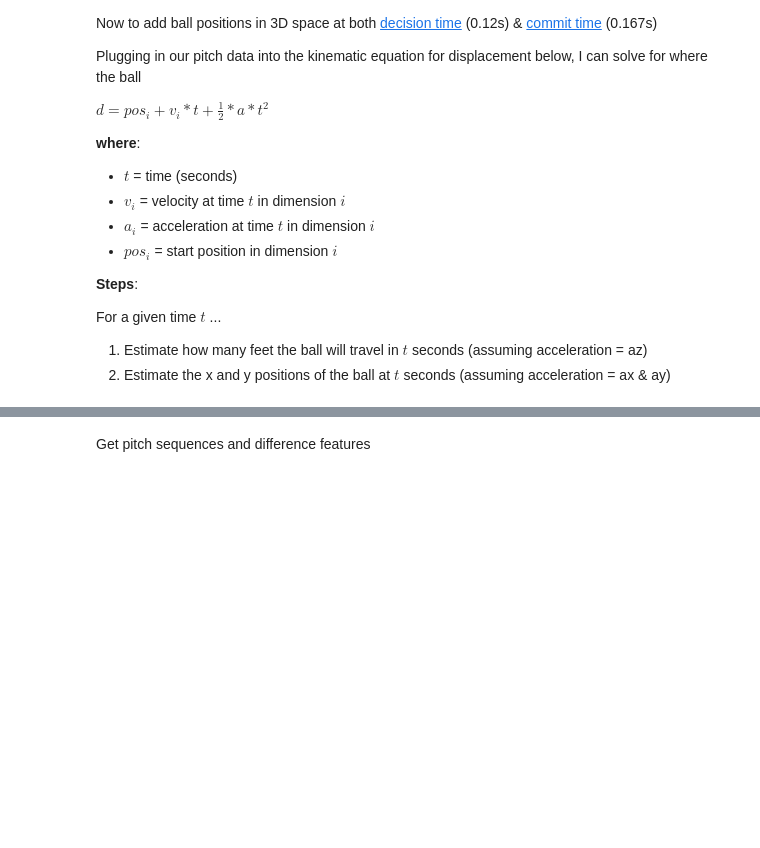
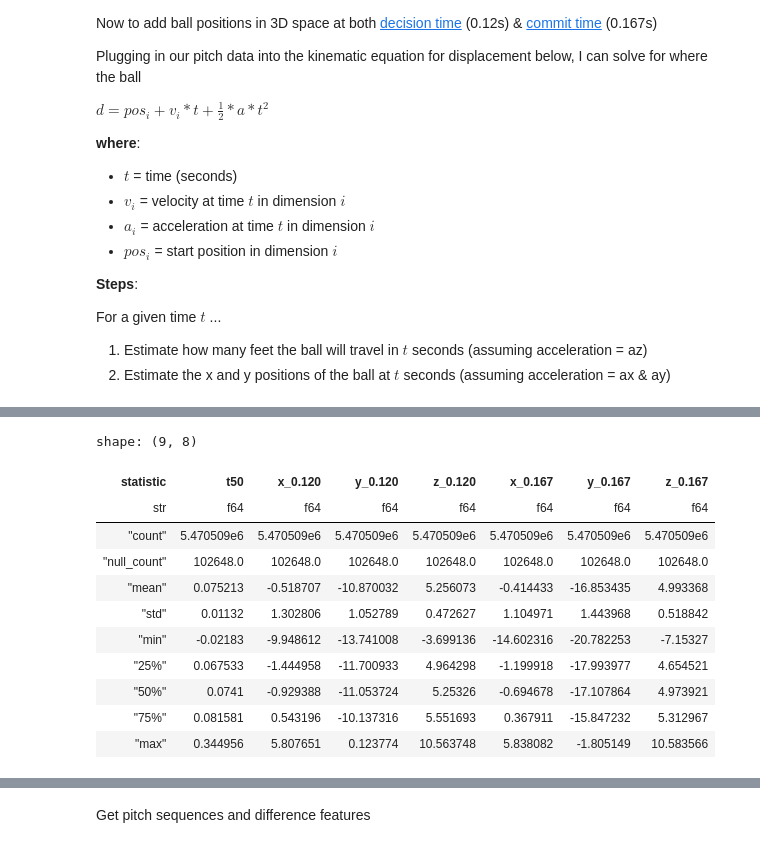
Before and after one commit to Jensen-holm/Sequence-Plus, a Jupyter notebook: notebooks/tunnel+.ipynb, the cells around one changed output, grey strips where cells are left out. Cells and saved outputs as stored; diff of their text form; code cells hidden in the pictures; blank space fills up the shorter version.

```diff
--- a/notebooks/tunnel+.ipynb
+++ b/notebooks/tunnel+.ipynb
@@ -213,3 +214,64 @@ shape: (9, 7)
+# %%
+def displacement(p0, v0, t, a):
+    return p0 + v0 * t + 0.5 * a * t**2
+
+def convert_release_y_to_ft(lf: pl.LazyFrame) -> pl.LazyFrame:
+    return lf.with_columns(
+        release_pos_y=pl.col("release_pos_y") / 12
+    )
+
+def time_to_50ft(lf: pl.LazyFrame) -> pl.LazyFrame:
+    return lf.with_columns(
+        ((((60 + 9/12) - 50) - pl.col("release_extension"))
+        / pl.col("release_speed") * (5280/3600)).alias("t50")
+    )
+
+def estimate_pos_at_50ft(lf: pl.LazyFrame) -> pl.LazyFrame:
+    return lf.with_columns(
+        displacement(
+            p0=pl.col(f"release_pos_{d}"),
+            v0=pl.col(f"v{d}0"),
+            a=pl.col(f"a{d}"),
+            t=pl.col("t50"),
+        ).alias(f"{d}50")
+        for d in ["x", "y", "z"]
+    )
+
+def estimate_ball_pos_at_t(lf: pl.LazyFrame, ts: list[float]) -> pl.LazyFrame:
+    return lf.with_columns(
+        displacement(
+            p0=pl.col(f"{d}50"),
+            v0=pl.col(f"v{d}0"),
+            a=pl.col(f"a{d}"),
+            t=t - pl.col("t50"),
+        ).alias(f"{d}_{t:.3f}")
+        for d in ["x", "y", "z"]
+        for t in ts
+    )
+
+ball_pos_lf = (mirrored_pitches_lf
+               .pipe(convert_release_y_to_ft)
+               .pipe(time_to_50ft)
+               .pipe(estimate_pos_at_50ft)
+               .pipe(estimate_ball_pos_at_t, [0.120, 0.167]))
+
+(ball_pos_lf
+    .select("t50", "x_0.120", "y_0.120", "z_0.120",
+            "x_0.167", "y_0.167", "z_0.167")
+    .describe())
+# %% [output]
+shape: (9, 8)
+| statistic | t50 | x_0.120 | y_0.120 | z_0.120 | x_0.167 | y_0.167 | z_0.167 |
+| str | f64 | f64 | f64 | f64 | f64 | f64 | f64 |
+| "count" | 5.470509e6 | 5.470509e6 | 5.470509e6 | 5.470509e6 | 5.470509e6 | 5.470509e6 | 5.470509e6 |
+| "null_count" | 102648.0 | 102648.0 | 102648.0 | 102648.0 | 102648.0 | 102648.0 | 102648.0 |
+| "mean" | 0.075213 | -0.518707 | -10.870032 | 5.256073 | -0.414433 | -16.853435 | 4.993368 |
+| "std" | 0.01132 | 1.302806 | 1.052789 | 0.472627 | 1.104971 | 1.443968 | 0.518842 |
+| "min" | -0.02183 | -9.948612 | -13.741008 | -3.699136 | -14.602316 | -20.782253 | -7.15327 |
+| "25%" | 0.067533 | -1.444958 | -11.700933 | 4.964298 | -1.199918 | -17.993977 | 4.654521 |
+| "50%" | 0.0741 | -0.929388 | -11.053724 | 5.25326 | -0.694678 | -17.107864 | 4.973921 |
+| "75%" | 0.081581 | 0.543196 | -10.137316 | 5.551693 | 0.367911 | -15.847232 | 5.312967 |
+| "max" | 0.344956 | 5.807651 | 0.123774 | 10.563748 | 5.838082 | -1.805149 | 10.583566 |
 # %%
 median_ball_loc_df = (ball_pos_lf
                     .filter(pl.col("pitch_type").is_in(["FF", "KC", "CH"]))
```
Also changed, not shown: parts of 10 cells of this notebook.
